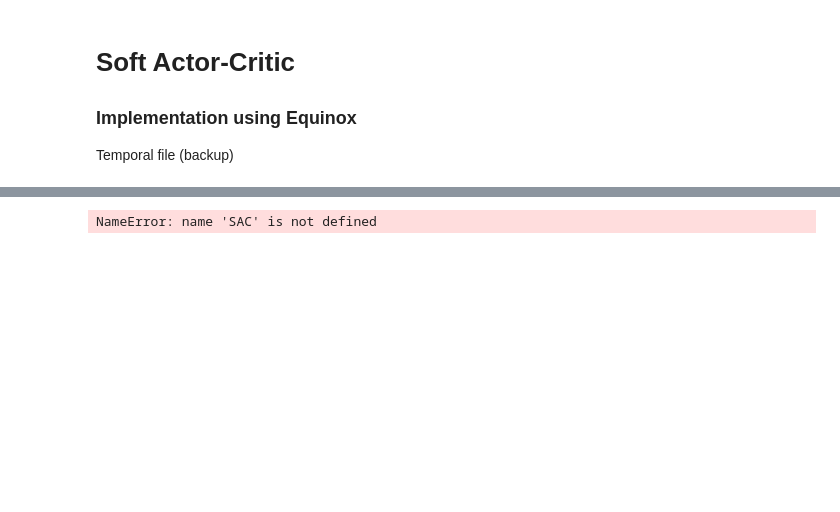
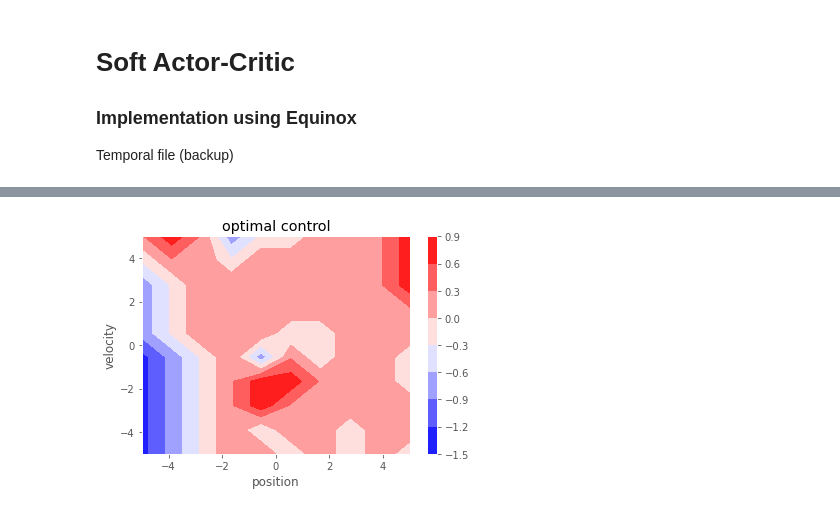
Before and after one commit to JopNiessen/DualControl, a Jupyter notebook: SAC_Equinox.ipynb, the cells around one changed output, grey strips where cells are left out. Cells and saved outputs as stored; diff of their text form; code cells hidden in the pictures; blank space fills up the shorter version.

```diff
--- a/SAC_Equinox.ipynb
+++ b/SAC_Equinox.ipynb
@@ -116,4 +161,15 @@ plt.show()
-# %%
-plt.imshow(SAC.certainty[:,:,3])
-# %% [output]
-NameError: name 'SAC' is not defined
+# %%
+Q_idx = np.argmax(Q, axis=2)
+Qu = np.zeros_like(Q_idx, dtype=np.float32)
+for i, row in enumerate(Q_idx):
+    for j, item in enumerate(row):
+        Qu[i,j] = u_space[item]
+
+plt.contourf(xv, yv, Qu, cmap=cm.bwr)
+plt.xlabel('position')
+plt.ylabel('velocity')
+plt.colorbar()
+plt.title('optimal control')
+plt.show()
+# %% [output]
+[figure, added]
```
Also changed, not shown: parts of 4 cells of this notebook, 5 other files.
